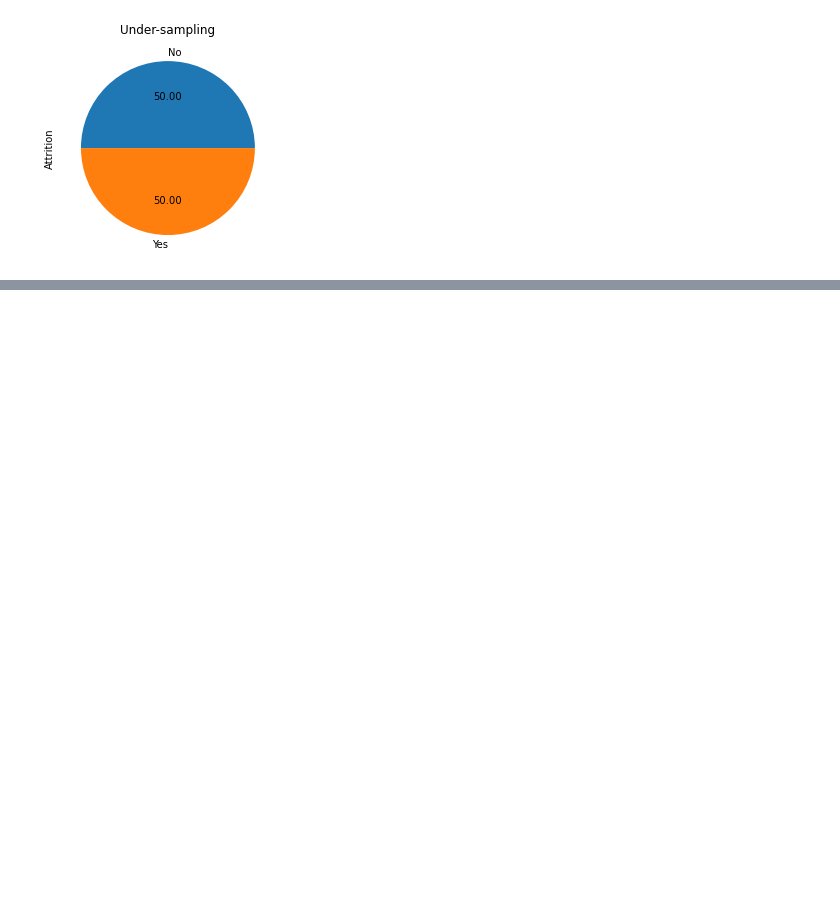
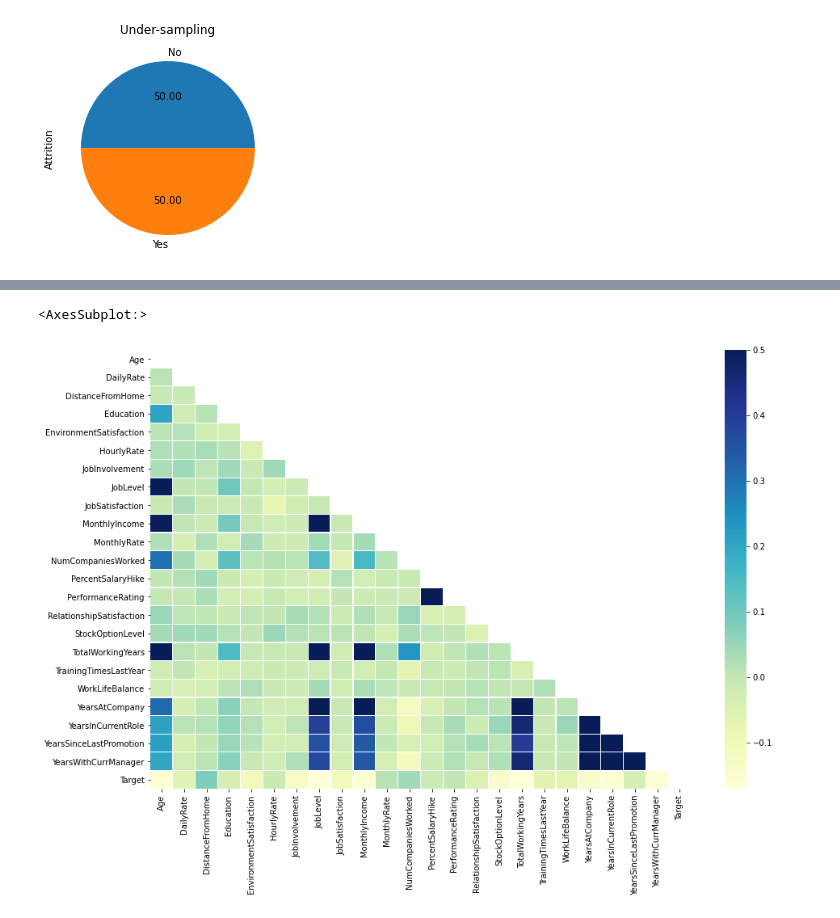
Before and after one commit to nithinkrishnan/dm-assgn, a Jupyter notebook: Code/Attrition_bkp.ipynb, the cells around one changed output, grey strips where cells are left out. Saved outputs shown, nothing was run; the diff lists cells and outputs as text; code cells hidden in the pictures; blank space fills up the shorter version.

```diff
--- a/Code/Attrition_bkp.ipynb
+++ b/Code/Attrition_bkp.ipynb
@@ -397,0 +479,9 @@ y_res.value_counts()
+# %%
+# Find correlations with the target and sort
+df_trans = df.copy()
+df_trans['Target'] = df_trans['Attrition'].apply(
+    lambda x: 0 if x == 'No' else 1)
+df_trans = df_trans.drop(['Attrition', 'EmployeeNumber', 'Over18'], axis=1)
+correlations = df_trans.corr()['Target'].sort_values()
+print('Most Positive Correlations: \n', correlations.tail(5))
+print('\nMost Negative Correlations: \n', correlations.head(5))
@@ -397,0 +504,13 @@ y_res.value_counts()
+# %%
+# Calculate correlations
+corr = df_trans.corr()
+mask = np.zeros_like(corr)
+mask[np.triu_indices_from(mask)] = True
+# Heatmap
+plt.figure(figsize=(15, 10))
+sns.heatmap(corr,
+            vmax=.5,
+            mask=mask,
+            # annot=True, fmt='.2f',
+            linewidths=.2, cmap="YlGnBu")
+# %% [output]
@@ -397,0 +518,2 @@ y_res.value_counts()
+<AxesSubplot:>
+[figure, added]
```
Also changed, not shown: parts of 67 cells of this notebook, 1 other file.
